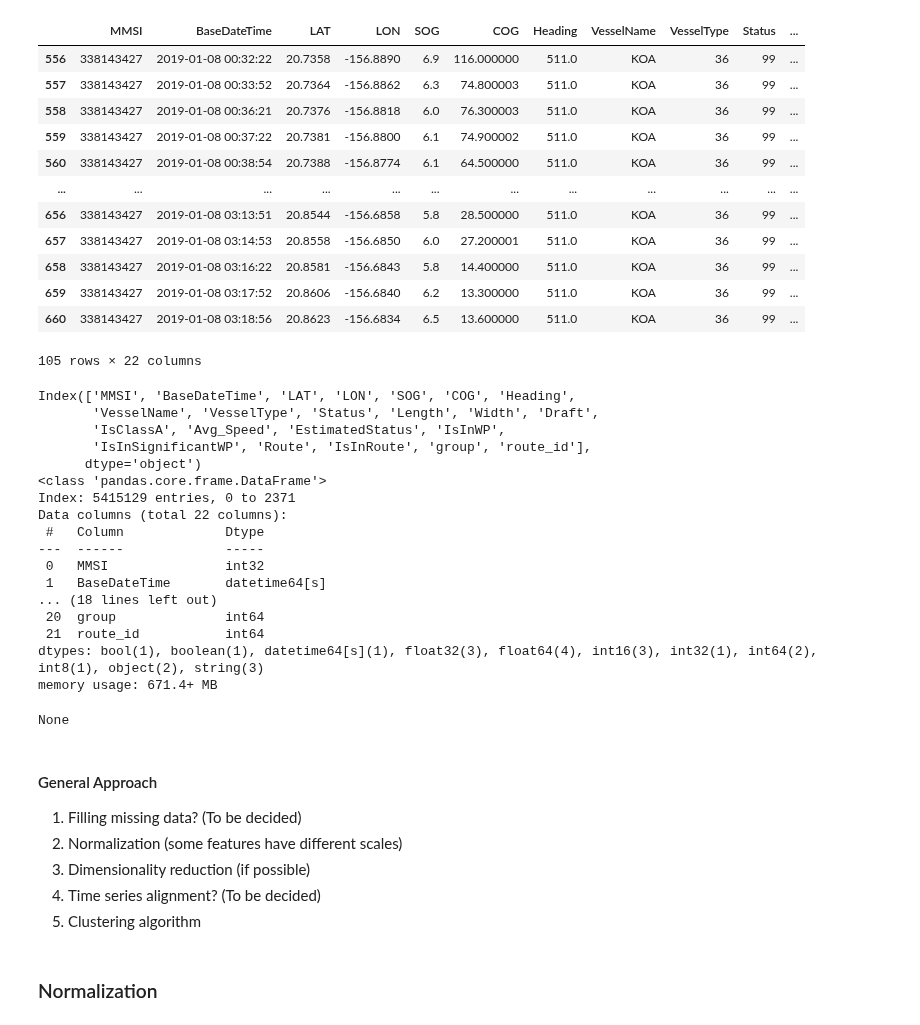
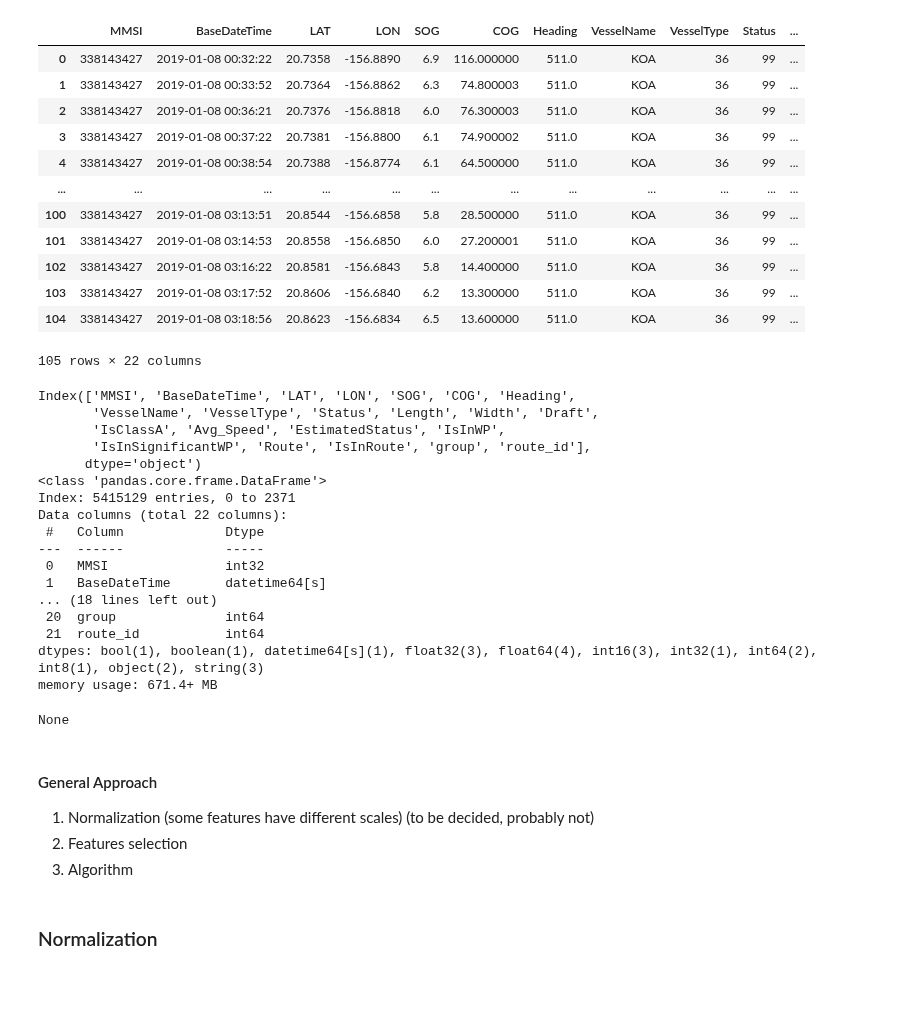
Before and after one commit to Accazeta/AIS_data_analysis, a Jupyter notebook: src/Time_series_clustering.ipynb, the cells around one changed output. Drawn from its saved outputs; the diff is of its cells as text; code cells hidden in the pictures; blank space fills up the shorter version.

```diff
--- a/src/Time_series_clustering.ipynb
+++ b/src/Time_series_clustering.ipynb
@@ -6,31 +13,35 @@ import traceback                                # for error handling
 # %%
-# Import dataframe from "TREAD" notebook
-%store -r
-df = concatDF
-routes_list = list_of_routes
+# Import dataframe from "out" folder
+with open('../out/TREAD_out.pkl', 'rb') as file:
+    df, routes_list, name_of_route = pickle.load(file)
 
 test_route = routes_list[1]
 # %%
 # some info about the dataframe
 
+test_route.reset_index(inplace=True, drop=True)
+if 'index' in test_route.columns:
+    print("Column \"Index\" removed")
+    # the above instruction sometimes adds a new column called 'index', which is subsequently removed
+    test_route.drop(['index'], axis=1, inplace=True)
 display(test_route)
 #display(df)
 # current columns (aka features) of the dataset
 print(df.columns)
 display(df.info())
 # %% [output]
 |  | MMSI | BaseDateTime | LAT | LON | SOG | COG | Heading | VesselName | VesselType | Status | ... |
-| 556 | 338143427 | 2019-01-08 00:32:22 | 20.7358 | -156.8890 | 6.9 | 116.000000 | 511.0 | KOA | 36 | 99 | ... |
-| 557 | 338143427 | 2019-01-08 00:33:52 | 20.7364 | -156.8862 | 6.3 | 74.800003 | 511.0 | KOA | 36 | 99 | ... |
-| 558 | 338143427 | 2019-01-08 00:36:21 | 20.7376 | -156.8818 | 6.0 | 76.300003 | 511.0 | KOA | 36 | 99 | ... |
-| 559 | 338143427 | 2019-01-08 00:37:22 | 20.7381 | -156.8800 | 6.1 | 74.900002 | 511.0 | KOA | 36 | 99 | ... |
-| 560 | 338143427 | 2019-01-08 00:38:54 | 20.7388 | -156.8774 | 6.1 | 64.500000 | 511.0 | KOA | 36 | 99 | ... |
+| 0 | 338143427 | 2019-01-08 00:32:22 | 20.7358 | -156.8890 | 6.9 | 116.000000 | 511.0 | KOA | 36 | 99 | ... |
+| 1 | 338143427 | 2019-01-08 00:33:52 | 20.7364 | -156.8862 | 6.3 | 74.800003 | 511.0 | KOA | 36 | 99 | ... |
+| 2 | 338143427 | 2019-01-08 00:36:21 | 20.7376 | -156.8818 | 6.0 | 76.300003 | 511.0 | KOA | 36 | 99 | ... |
+| 3 | 338143427 | 2019-01-08 00:37:22 | 20.7381 | -156.8800 | 6.1 | 74.900002 | 511.0 | KOA | 36 | 99 | ... |
+| 4 | 338143427 | 2019-01-08 00:38:54 | 20.7388 | -156.8774 | 6.1 | 64.500000 | 511.0 | KOA | 36 | 99 | ... |
 | ... | ... | ... | ... | ... | ... | ... | ... | ... | ... | ... | ... |
-| 656 | 338143427 | 2019-01-08 03:13:51 | 20.8544 | -156.6858 | 5.8 | 28.500000 | 511.0 | KOA | 36 | 99 | ... |
-| 657 | 338143427 | 2019-01-08 03:14:53 | 20.8558 | -156.6850 | 6.0 | 27.200001 | 511.0 | KOA | 36 | 99 | ... |
-| 658 | 338143427 | 2019-01-08 03:16:22 | 20.8581 | -156.6843 | 5.8 | 14.400000 | 511.0 | KOA | 36 | 99 | ... |
-| 659 | 338143427 | 2019-01-08 03:17:52 | 20.8606 | -156.6840 | 6.2 | 13.300000 | 511.0 | KOA | 36 | 99 | ... |
-| 660 | 338143427 | 2019-01-08 03:18:56 | 20.8623 | -156.6834 | 6.5 | 13.600000 | 511.0 | KOA | 36 | 99 | ... |
+| 100 | 338143427 | 2019-01-08 03:13:51 | 20.8544 | -156.6858 | 5.8 | 28.500000 | 511.0 | KOA | 36 | 99 | ... |
+| 101 | 338143427 | 2019-01-08 03:14:53 | 20.8558 | -156.6850 | 6.0 | 27.200001 | 511.0 | KOA | 36 | 99 | ... |
+| 102 | 338143427 | 2019-01-08 03:16:22 | 20.8581 | -156.6843 | 5.8 | 14.400000 | 511.0 | KOA | 36 | 99 | ... |
+| 103 | 338143427 | 2019-01-08 03:17:52 | 20.8606 | -156.6840 | 6.2 | 13.300000 | 511.0 | KOA | 36 | 99 | ... |
+| 104 | 338143427 | 2019-01-08 03:18:56 | 20.8623 | -156.6834 | 6.5 | 13.600000 | 511.0 | KOA | 36 | 99 | ... |
 105 rows × 22 columns
 Index(['MMSI', 'BaseDateTime', 'LAT', 'LON', 'SOG', 'COG', 'Heading',
        'VesselName', 'VesselType', 'Status', 'Length', 'Width', 'Draft',
@@ -52,11 +63,9 @@ memory usage: 671.4+ MB
 None
 # %% [markdown]
 #### General Approach
-1. Filling missing data? (To be decided)
-2. Normalization (some features have different scales)
-3. Dimensionality reduction (if possible)
-4. Time series alignment? (To be decided)
-5. Clustering algorithm
+1. Normalization (some features have different scales) (to be decided, probably not)
+2. Features selection
+3. Algorithm
 # %% [markdown]
 ### Normalization
 # %%
```
Also changed, not shown: parts of 11 cells of this notebook, 3 other files.
